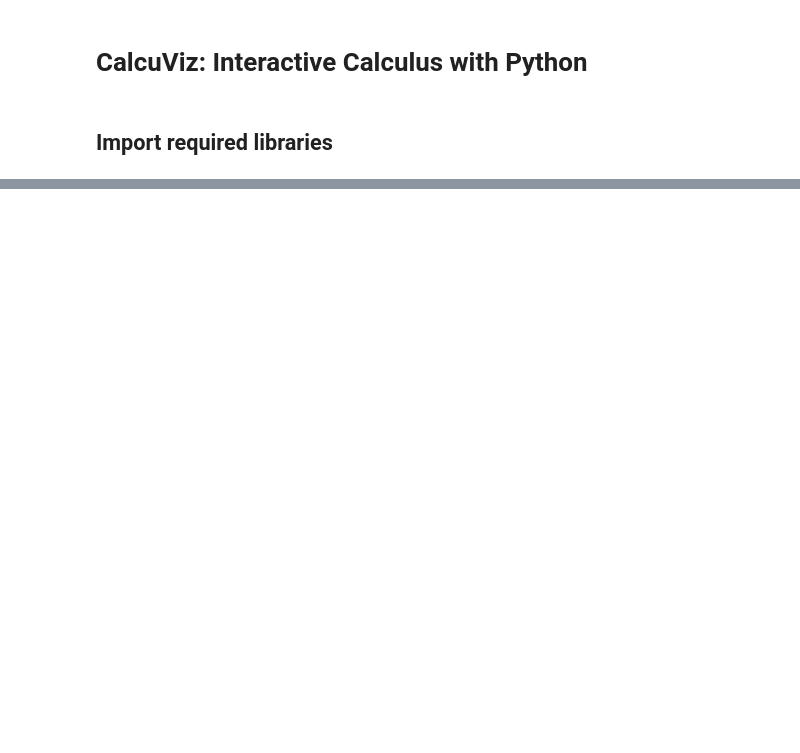
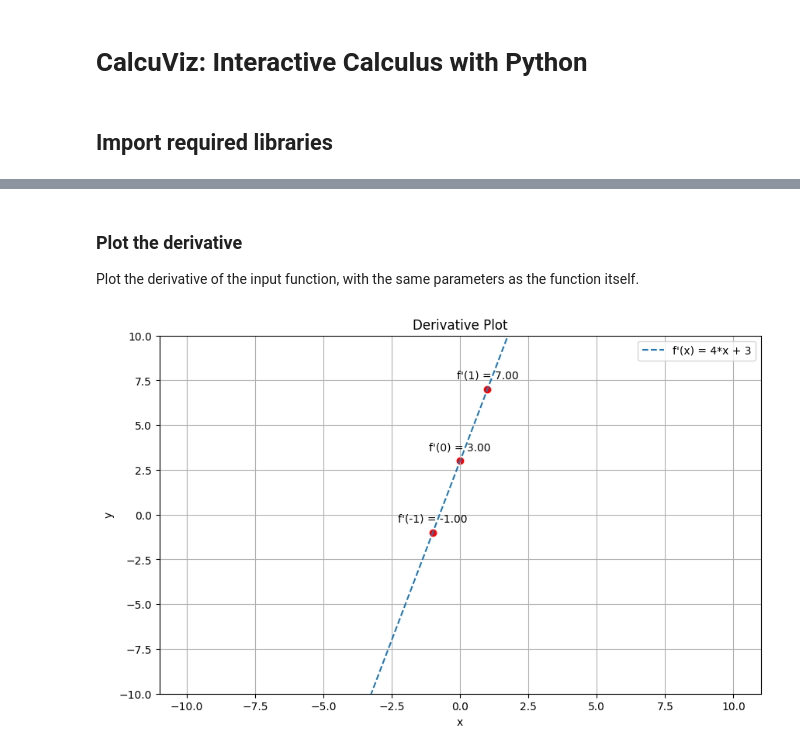
Before and after one commit to ElRapt/CalcuViz, a Jupyter notebook: calcuviz.ipynb, the cells around one changed output, grey strips where cells are left out. Drawn from its saved outputs; the diff is of its cells as text; code cells hidden in the pictures; blank space fills up the shorter version.

```diff
--- a/calcuviz.ipynb
+++ b/calcuviz.ipynb
@@ -101,0 +98,8 @@ def plot_function_and_derivative(func_str, x_range=(-10, 10), y_range=(-10, 10))
+# %% [markdown]
+### Plot the derivative
+
+Plot the derivative of the input function, with the same parameters as the function itself.
+# %%
+plot_derivative(func_input, x_range=(-10, 10), y_range=(-10, 10), target_x_list=[-1, 0, 1])
+# %% [output]
+[figure, added]
```
Also changed, not shown: parts of 8 cells of this notebook.
